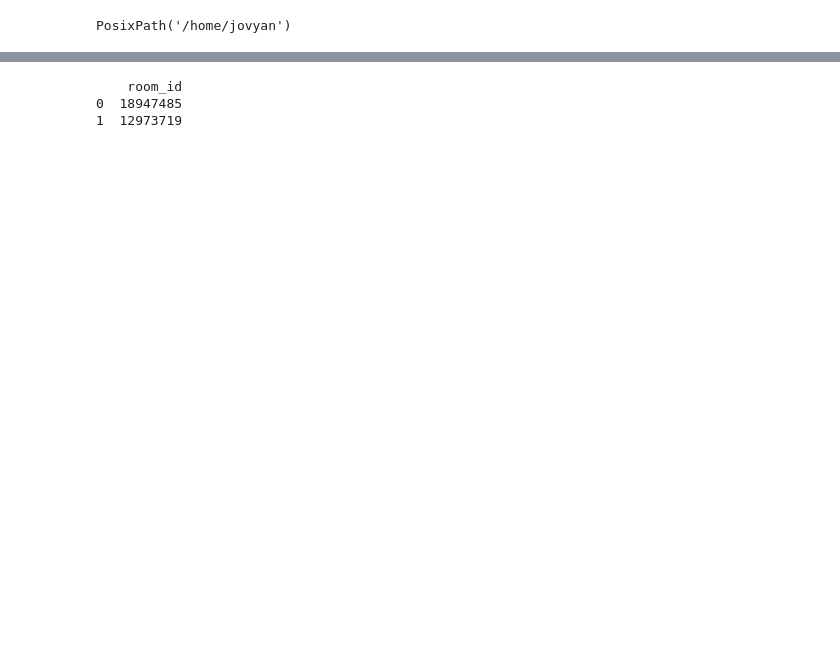
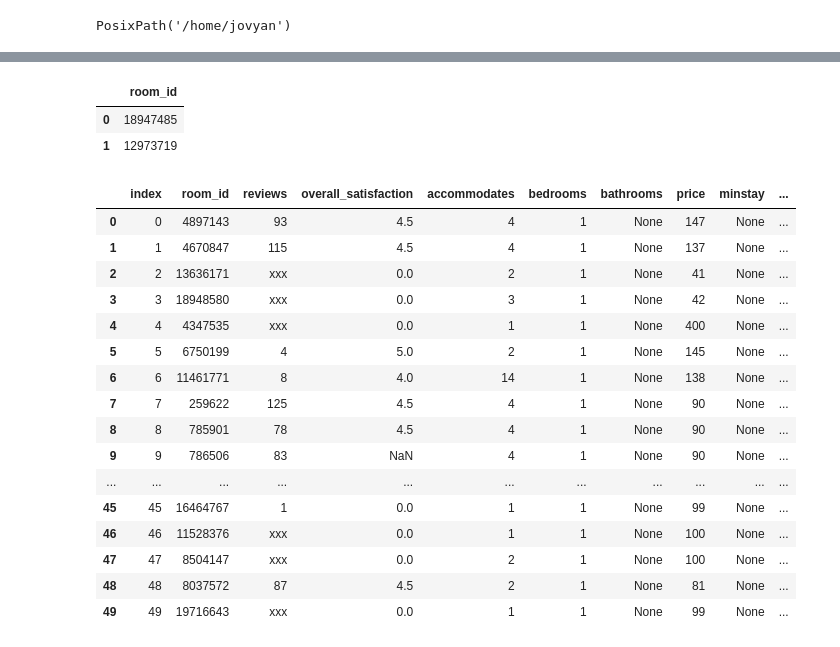
Before and after one commit to dssberkeley/sql-workshop-sp20, a Jupyter notebook: sql-workshop.ipynb, the cells around one changed output, grey strips where cells are left out. Saved outputs shown, nothing was run; the diff lists cells and outputs as text; code cells hidden in the pictures; blank space fills up the shorter version.

```diff
--- a/sql-workshop.ipynb
+++ b/sql-workshop.ipynb
@@ -22,6 +24,3 @@ from pathlib import Path
 Path.cwd()
 # %% [output]
 PosixPath('/home/jovyan')
-# %%
-reviews = pd.read_csv('airbnb_reviews.csv')
-reviews.head(10)
@@ -40,3 +26,0 @@ reviews.head(10)
-# %%
-information = pd.read_csv('airbnb_information.csv')
-information.head(10)
@@ -54,0 +31,4 @@ information.head(10)
+# %%
+new_information = pd.read_csv('airbnb_information.csv')
+con = sqlite3.connect("AirbnbsInfo.db")
+new_information.to_sql('Information2', con)
@@ -55,11 +69,12 @@ information.head(10)
 # %%
 #Select, From, Where
-q1 = """SELECT room_id FROM reviews WHERE overall_satisfaction = 3"""
-print(ps.sqldf(q1, locals()))
+q1 = """SELECT room_id FROM review WHERE overall_satisfaction = 3"""
+r1 = pd.read_sql(q1, con)
+r1
 # %% [output]
-    room_id
-0  18947485
-1  12973719
+|  | room_id |
+| 0 | 18947485 |
+| 1 | 12973719 |
 # %%
 #Group by, Having
 # %%
@@ -68,0 +86,22 @@ print(ps.sqldf(q1, locals()))
+# %%
+join_review = pd.read_sql("""SELECT * FROM reviews AS r
+    INNER JOIN information AS i ON r.room_id = i.room_id""", con)
+join_review.head(50)
+# %% [output]
+|  | index | room_id | reviews | overall_satisfaction | accommodates | bedrooms | bathrooms | price | minstay | ... |
+| 0 | 0 | 4897143 | 93 | 4.5 | 4 | 1 | None | 147 | None | ... |
+| 1 | 1 | 4670847 | 115 | 4.5 | 4 | 1 | None | 137 | None | ... |
+| 2 | 2 | 13636171 | xxx | 0.0 | 2 | 1 | None | 41 | None | ... |
+| 3 | 3 | 18948580 | xxx | 0.0 | 3 | 1 | None | 42 | None | ... |
+| 4 | 4 | 4347535 | xxx | 0.0 | 1 | 1 | None | 400 | None | ... |
+| 5 | 5 | 6750199 | 4 | 5.0 | 2 | 1 | None | 145 | None | ... |
+| 6 | 6 | 11461771 | 8 | 4.0 | 14 | 1 | None | 138 | None | ... |
+| 7 | 7 | 259622 | 125 | 4.5 | 4 | 1 | None | 90 | None | ... |
+| 8 | 8 | 785901 | 78 | 4.5 | 4 | 1 | None | 90 | None | ... |
+| 9 | 9 | 786506 | 83 | NaN | 4 | 1 | None | 90 | None | ... |
+| ... | ... | ... | ... | ... | ... | ... | ... | ... | ... | ... |
+| 45 | 45 | 16464767 | 1 | 0.0 | 1 | 1 | None | 99 | None | ... |
+| 46 | 46 | 11528376 | xxx | 0.0 | 1 | 1 | None | 100 | None | ... |
+| 47 | 47 | 8504147 | xxx | 0.0 | 2 | 1 | None | 100 | None | ... |
+| 48 | 48 | 8037572 | 87 | 4.5 | 2 | 1 | None | 81 | None | ... |
+| 49 | 49 | 19716643 | xxx | 0.0 | 1 | 1 | None | 99 | None | ... |
```
Also changed, not shown: parts of 11 cells of this notebook.
